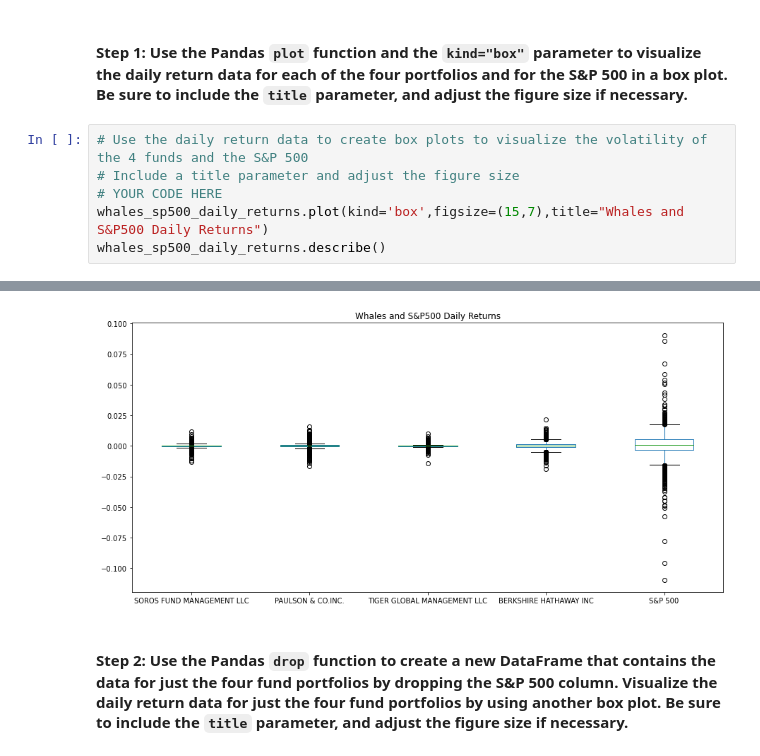
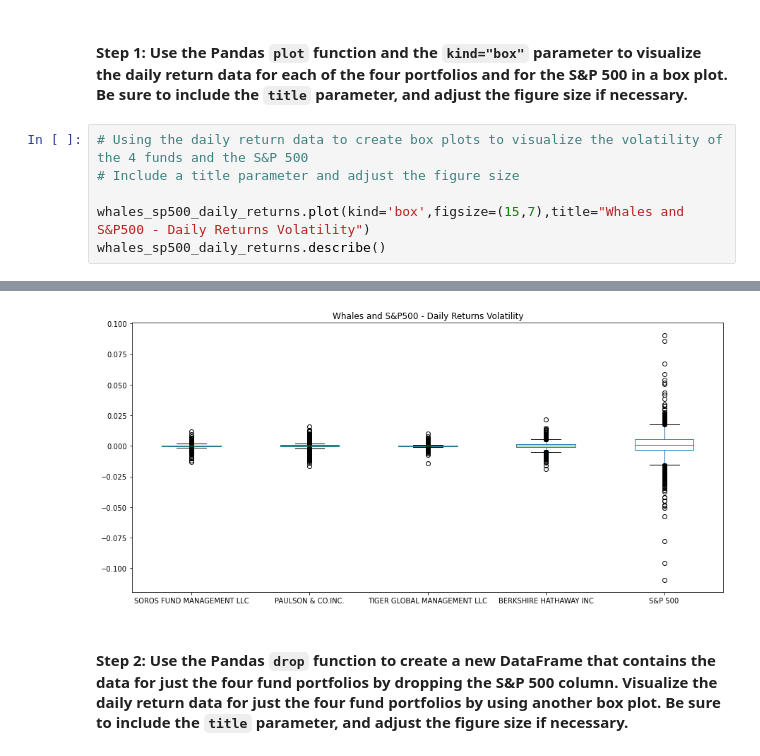
Before and after one commit to codetree4u/AnalyzingPortfolio_Risk-Profit, a Jupyter notebook: risk_return_analysis.ipynb, the cells around one changed output, grey strips where cells are left out. Drawn from its saved outputs; the diff is of its cells as text.

```diff
--- a/risk_return_analysis.ipynb
+++ b/risk_return_analysis.ipynb
@@ -235,22 +220,22 @@ Analyze the volatility of each of the four fund portfolios and of the S&P 500 In
 # %% [markdown]
 #### Step 1: Use the Pandas `plot` function and the `kind="box"` parameter to visualize the daily return data for each of the four portfolios and for the S&P 500 in a box plot. Be sure to include the `title` parameter, and adjust the figure size if necessary.
 # %%
-# Use the daily return data to create box plots to visualize the volatility of the 4 funds and the S&P 500
+# Using the daily return data to create box plots to visualize the volatility of the 4 funds and the S&P 500
 # Include a title parameter and adjust the figure size
-# YOUR CODE HERE
-whales_sp500_daily_returns.plot(kind='box',figsize=(15,7),title="Whales and S&P500 Daily Returns")
+
+whales_sp500_daily_returns.plot(kind='box',figsize=(15,7),title="Whales and S&P500 - Daily Returns Volatility")
 whales_sp500_daily_returns.describe()
 # %% [output]
 |  | SOROS FUND MANAGEMENT LLC | PAULSON & CO.INC. | TIGER GLOBAL MANAGEMENT LLC | BERKSHIRE HATHAWAY INC | S&P 500 |
 | count | 1497.000000 | 1497.000000 | 1497.000000 | 1497.000000 | 1497.000000 |
 | mean | -0.000009 | -0.000026 | 0.000036 | 0.000147 | 0.000429 |
 | std | 0.001405 | 0.002199 | 0.000996 | 0.003256 | 0.011550 |
 | min | -0.012910 | -0.016720 | -0.014563 | -0.019076 | -0.109424 |
 | 25% | -0.000381 | -0.000534 | -0.000193 | -0.001082 | -0.003197 |
 | 50% | 0.000004 | -0.000012 | 0.000007 | 0.000027 | 0.000549 |
 | 75% | 0.000440 | 0.000498 | 0.000240 | 0.001515 | 0.005160 |
 | max | 0.011505 | 0.015944 | 0.010128 | 0.021761 | 0.090603 |
-[figure, old version]
+[figure, new version]
 # %% [markdown]
 #### Step 2: Use the Pandas `drop` function to create a new DataFrame that contains the data for just the four fund portfolios by dropping the S&P 500 column. Visualize the daily return data for just the four fund portfolios by using another box plot. Be sure to include the `title` parameter, and adjust the figure size if necessary.
 # %%
```
Also changed, not shown: parts of 24 cells of this notebook, 4 other files.
